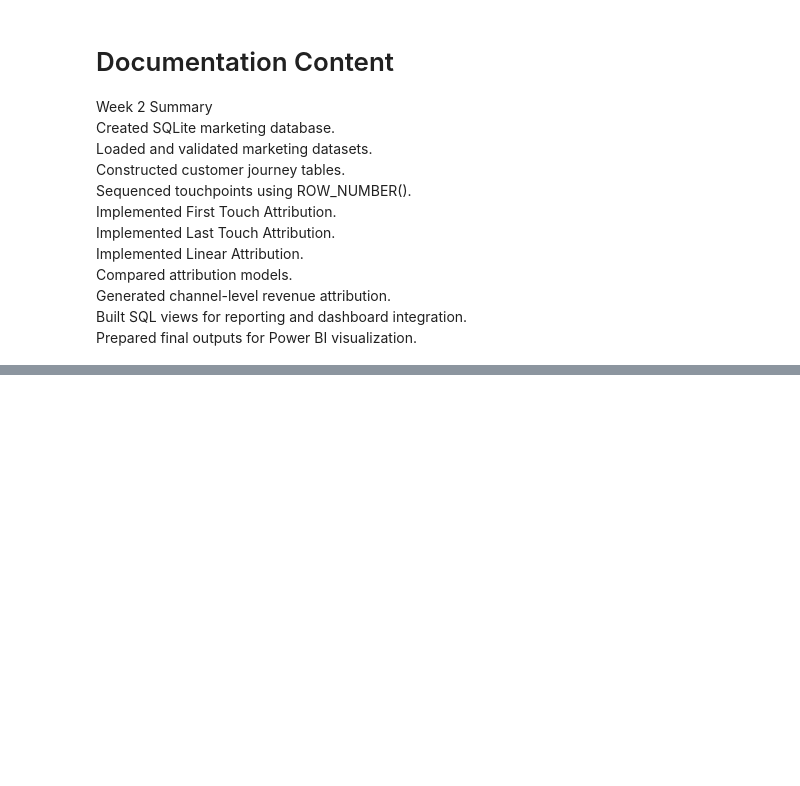
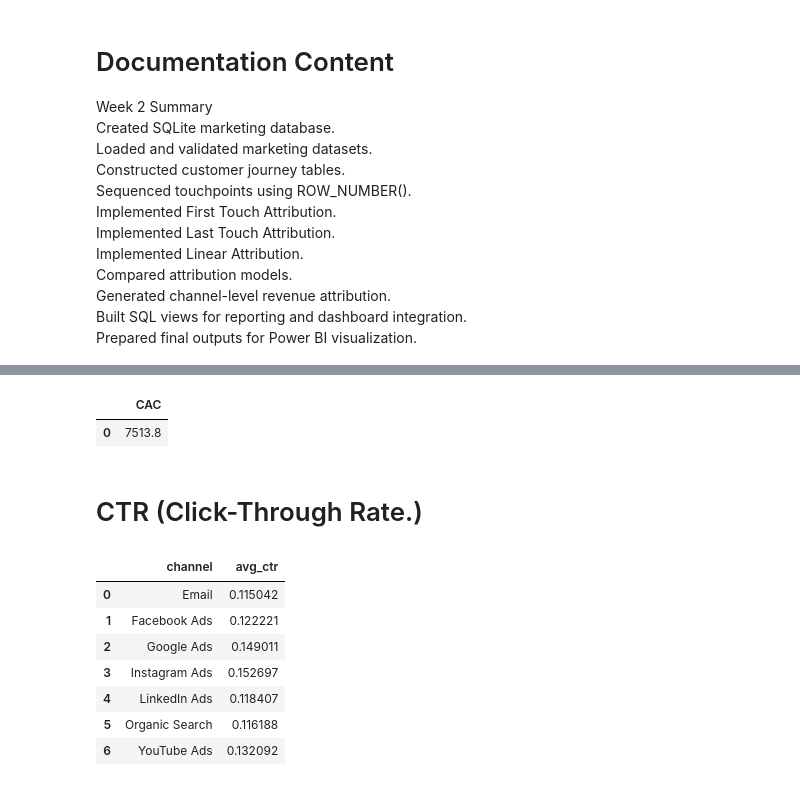
Before and after one commit to hitteshkharyal/Marketing-_ROI_Dashboard, a Jupyter notebook: project1.ipynb, the cells around one changed output, grey strips where cells are left out. Drawn from its saved outputs; the diff is of its cells as text; code cells hidden in the pictures; blank space fills up the shorter version.

```diff
--- a/project1.ipynb
+++ b/project1.ipynb
@@ -1840,0 +1980,32 @@ Prepared final outputs for Power BI visualization.<br>
+# %%
+pd.read_sql("""
+SELECT
+ROUND(
+    (SELECT SUM(ad_spend) FROM ad_spend) * 1.0 /
+    COUNT(DISTINCT conversion_id),
+2) AS CAC
+FROM crm_conversions
+WHERE conversion_status = 'Won';
+""", conn)
+# %% [output]
+|  | CAC |
+| 0 | 7513.8 |
+# %% [markdown]
+# CTR (Click-Through Rate.)
+# %%
+pd.read_sql("""
+SELECT
+    channel,
+    AVG(ctr) AS avg_ctr
+FROM ad_spend
+GROUP BY channel
+""", conn)
+# %% [output]
+|  | channel | avg_ctr |
+| 0 | Email | 0.115042 |
+| 1 | Facebook Ads | 0.122221 |
+| 2 | Google Ads | 0.149011 |
+| 3 | Instagram Ads | 0.152697 |
+| 4 | LinkedIn Ads | 0.118407 |
+| 5 | Organic Search | 0.116188 |
+| 6 | YouTube Ads | 0.132092 |
```
Also changed, not shown: parts of 63 cells of this notebook.
